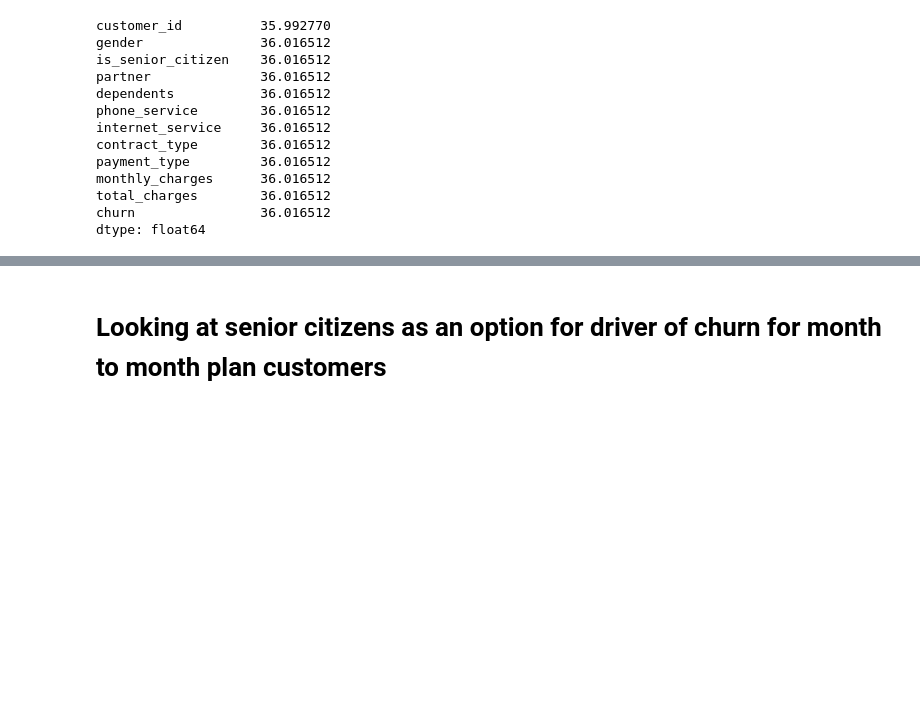
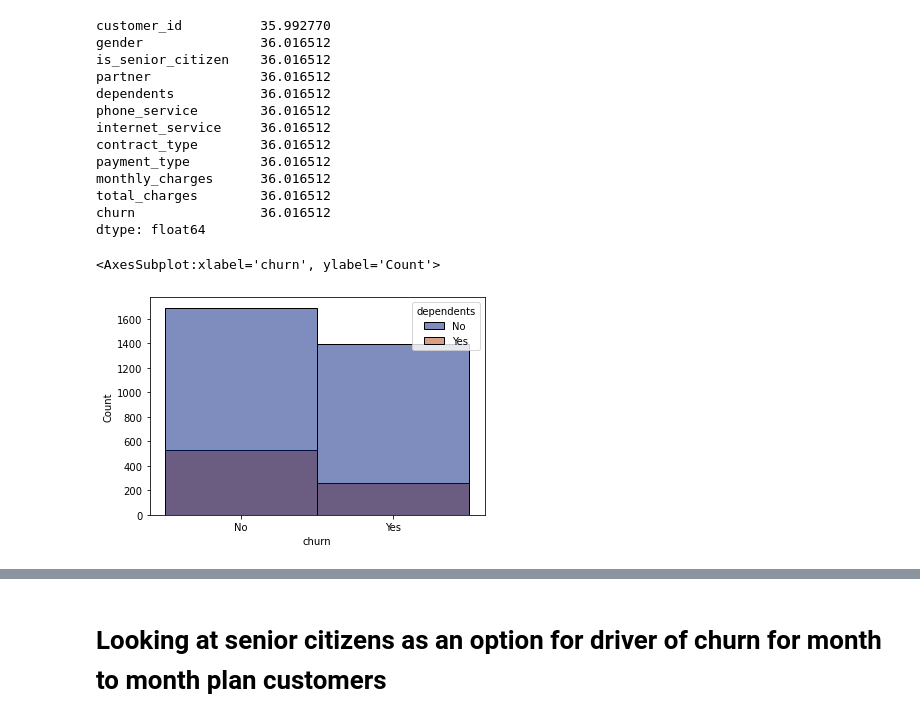
Before and after one commit to LinhQuach13/storytelling_project, a Jupyter notebook: storytelling_data.ipynb, the cells around one changed output, grey strips where cells are left out. Cells and saved outputs as stored; diff of their text form; code cells hidden in the pictures; blank space fills up the shorter version.

```diff
--- a/storytelling_data.ipynb
+++ b/storytelling_data.ipynb
@@ -214,3 +214,9 @@ monthly_charges      36.016512
 total_charges        36.016512
 churn                36.016512
 dtype: float64
+# %%
+#chart for  w/ and w/o dependents who have churn
+sns.histplot(data= telco_dfM, x= 'churn', hue= 'dependents', palette='dark')
+# %% [output]
+<AxesSubplot:xlabel='churn', ylabel='Count'>
+[figure, added]
```
Also changed, not shown: parts of 5 cells of this notebook.
